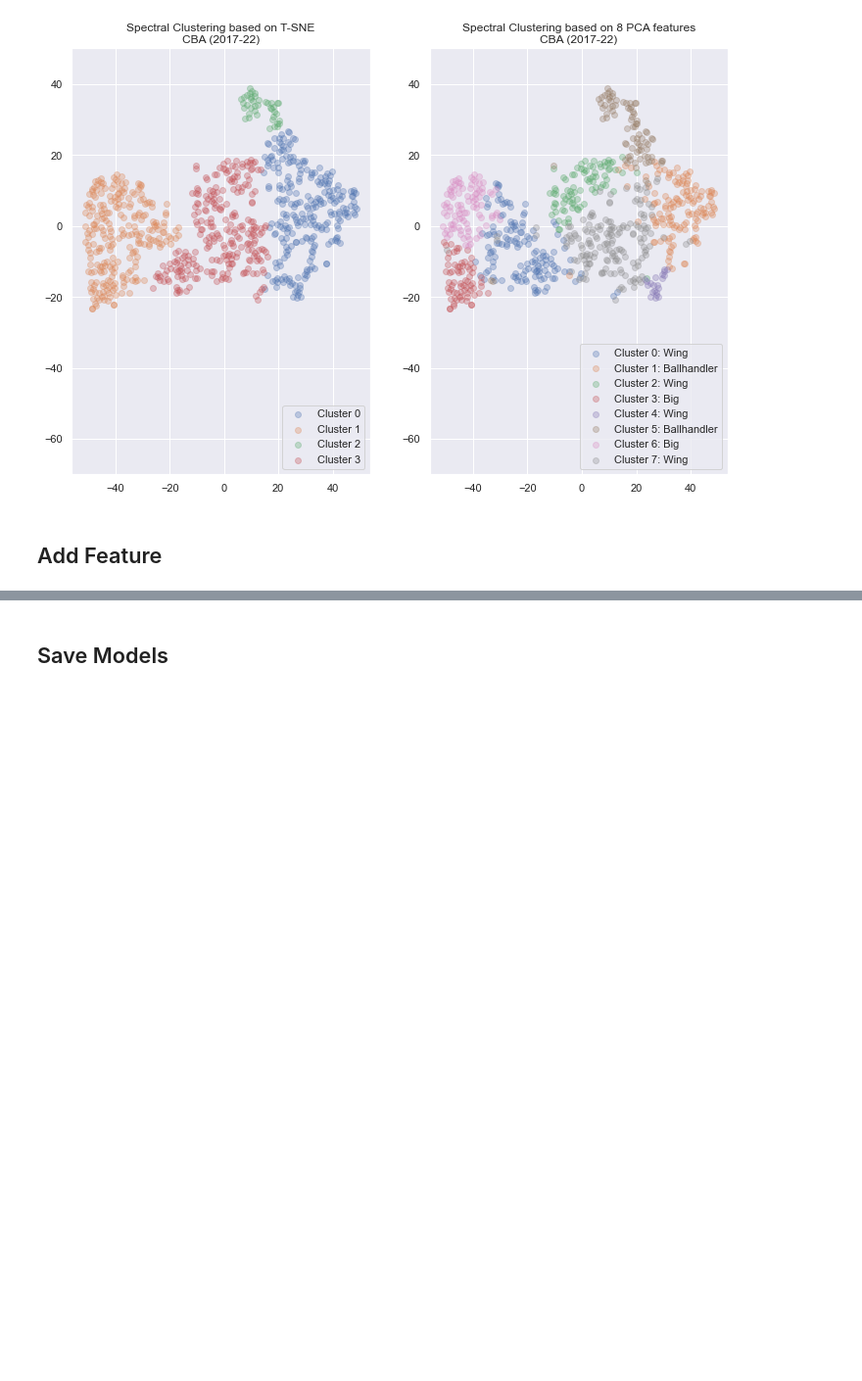
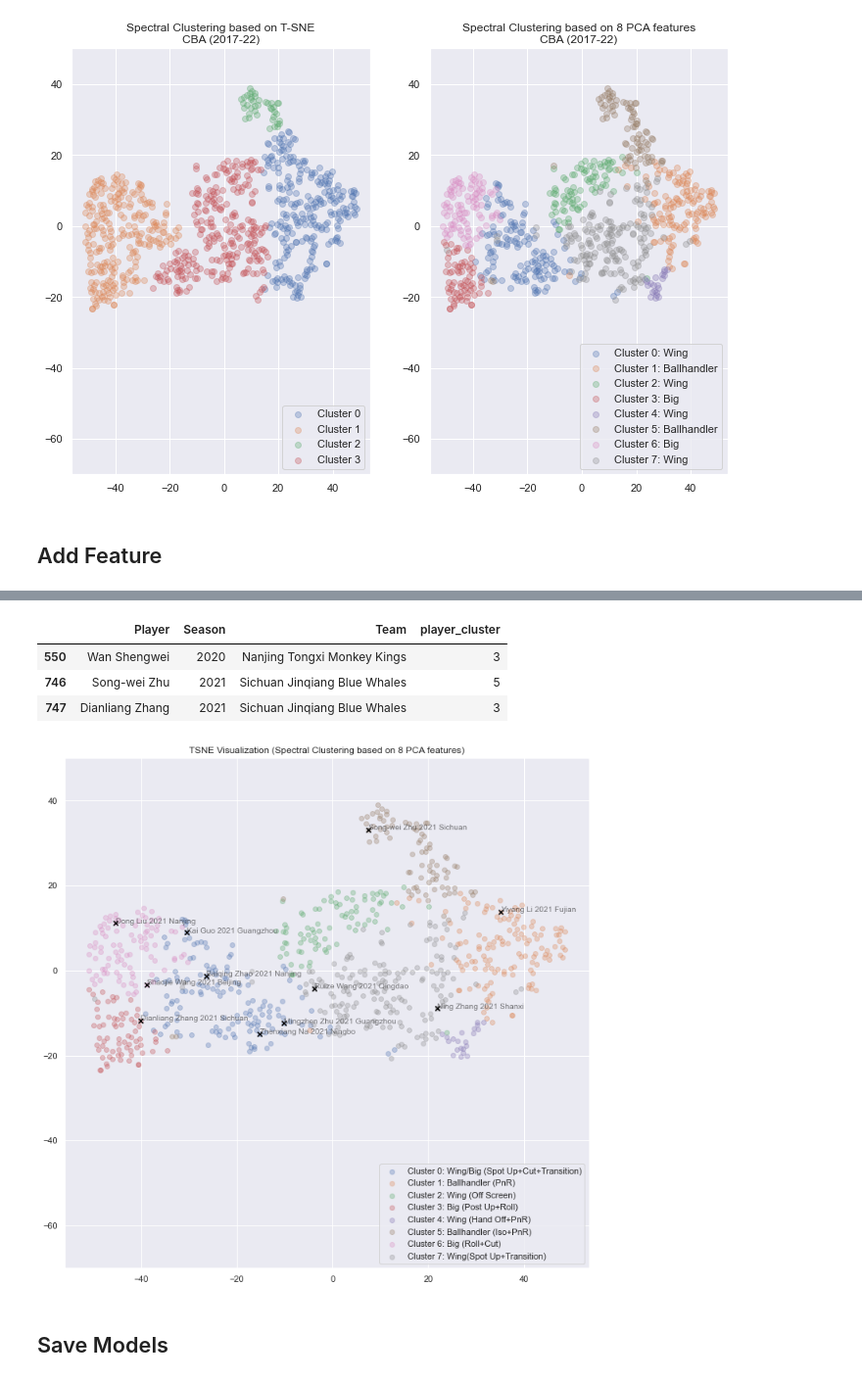
Before and after one commit to xulianrenzoku/synergy_clustering, a Jupyter notebook: cba_clustering_models.ipynb, the cells around one changed output, grey strips where cells are left out. Shown at 98% size. Saved outputs shown, nothing was run; the diff lists cells and outputs as text; code cells hidden in the pictures; blank space fills up the shorter version.

Commit message:
Add CUBA players

```diff
--- a/cba_clustering_models.ipynb
+++ b/cba_clustering_models.ipynb
@@ -326,6 +326,11 @@ show_cluster_res(df, 'player_cluster')
 cluster_dict = {5: 'Ballhandler', 1: 'Ballhandler',
                 3: 'Big', 6: 'Big',
                 4: 'Wing', 0: 'Wing', 2: 'Wing', 7: 'Wing'}
+# %%
+cluster_dict_detail = {5: 'Ballhandler (Iso+PnR)', 1: 'Ballhandler (PnR)',
+                       3: 'Big (Post Up+Roll)', 6: 'Big (Roll+Cut)',
+                       0: 'Wing/Big (Spot Up+Cut+Transition)', 4: 'Wing (Hand Off+PnR)',
+                       2: 'Wing (Off Screen)', 7: 'Wing(Spot Up+Transition)'}
 # %%
 def color_cluster(val, cluster_dict=cluster_dict):
     if cluster_dict[val] == 'Ballhandler':
@@ -757,3 +782,38 @@ df['is_cuba'] = df['Player'].apply(lambda x: 1 if x in cuba_players else 0)
+# %%
+df[(df['player_cluster'].isin([3, 5])) & (df['is_cuba'] == 1)]\
+[['Player', 'Season', 'Team', 'player_cluster']]
+# %% [output]
+|  | Player | Season | Team | player_cluster |
+| 550 | Wan Shengwei | 2020 | Nanjing Tongxi Monkey Kings | 3 |
+| 746 | Song-wei Zhu | 2021 | Sichuan Jinqiang Blue Whales | 5 |
+| 747 | Dianliang Zhang | 2021 | Sichuan Jinqiang Blue Whales | 3 |
+# %%
+labels = df['player_cluster'].values
+# %%
+def plot_players(lookup_idx, labels=labels, X_tsne=X_tsne, df=df,
+                 cluster_dict_detail=cluster_dict_detail):
+    n_clusters = len(set(labels))
+    for i in range(n_clusters):
+        cluster_index = [j for j in range(len(labels)) if labels[j] == i]
+        plt.scatter(X_tsne[cluster_index, 0], X_tsne[cluster_index, 1],
+                    label=f'Cluster {i}: {cluster_dict_detail[i]}', alpha=0.3)
+        plt.ylim(-70, 50)
+    plt.legend(loc='lower right')
+    plt.title(f'TSNE Visualization (Spectral Clustering based on {n_clusters} PCA features)')
+    for idx in lookup_idx:
+        player_coord = X_tsne[idx]
+        plt.scatter(player_coord[0], player_coord[1], marker='x', color='black')
+        plt.annotate(f"{df.loc[idx]['Player']} {df.loc[idx]['Season']} {df.loc[idx]['Team'].split(' ')[0]}",
+                     player_coord, alpha=0.6)
+        plt.ylim(-70, 50)
+# %%
+lookup_idx = df[(df['Player'].isin(cuba_players)) &
+                (df['Season'] == 2021)].index
+# %%
+figsize(12, 12)
+plot_players(lookup_idx)
+# %% [output]
+[figure, added]
 # %% [markdown]
 ## Save Models
 # %%
```
Also changed, not shown: parts of 4 cells of this notebook.
